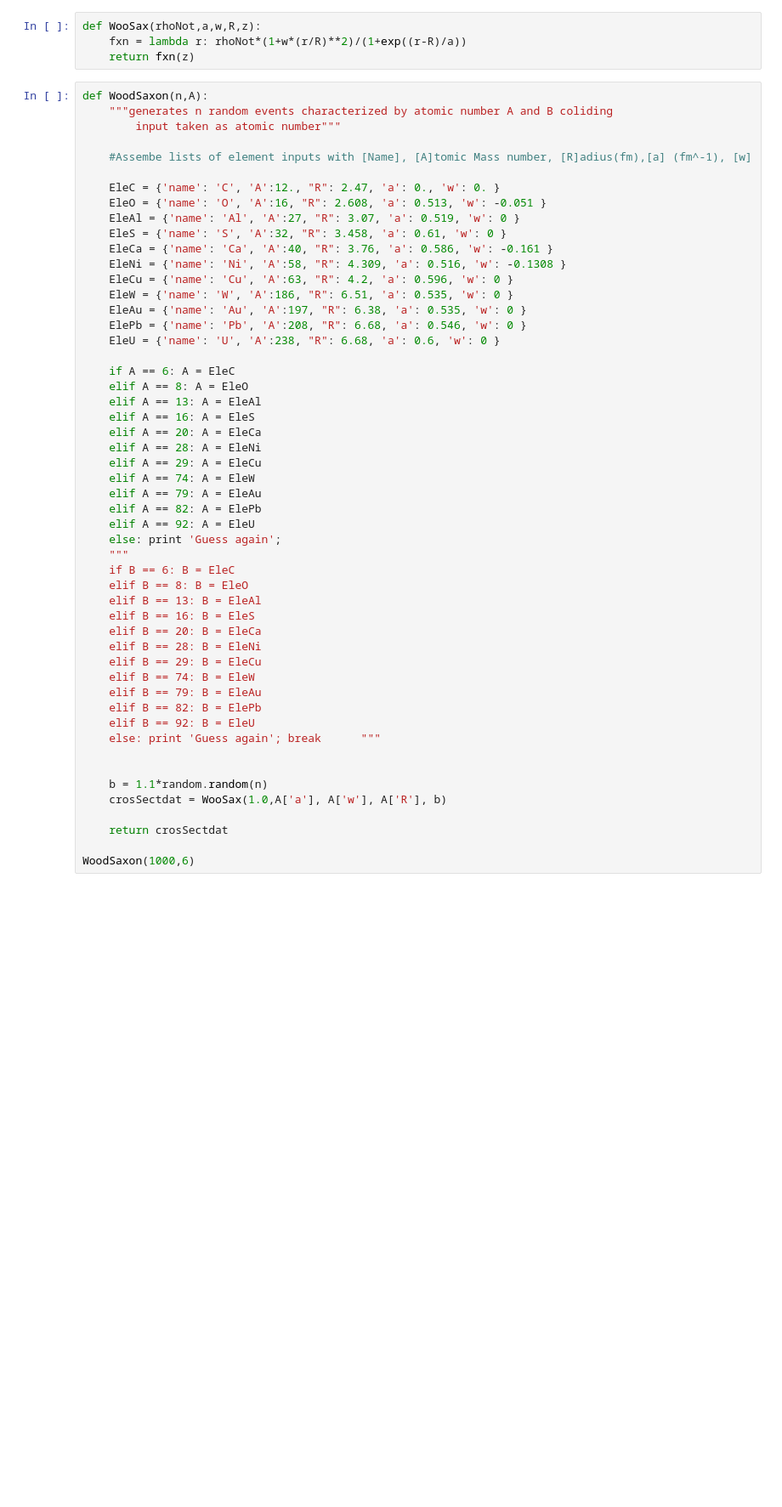
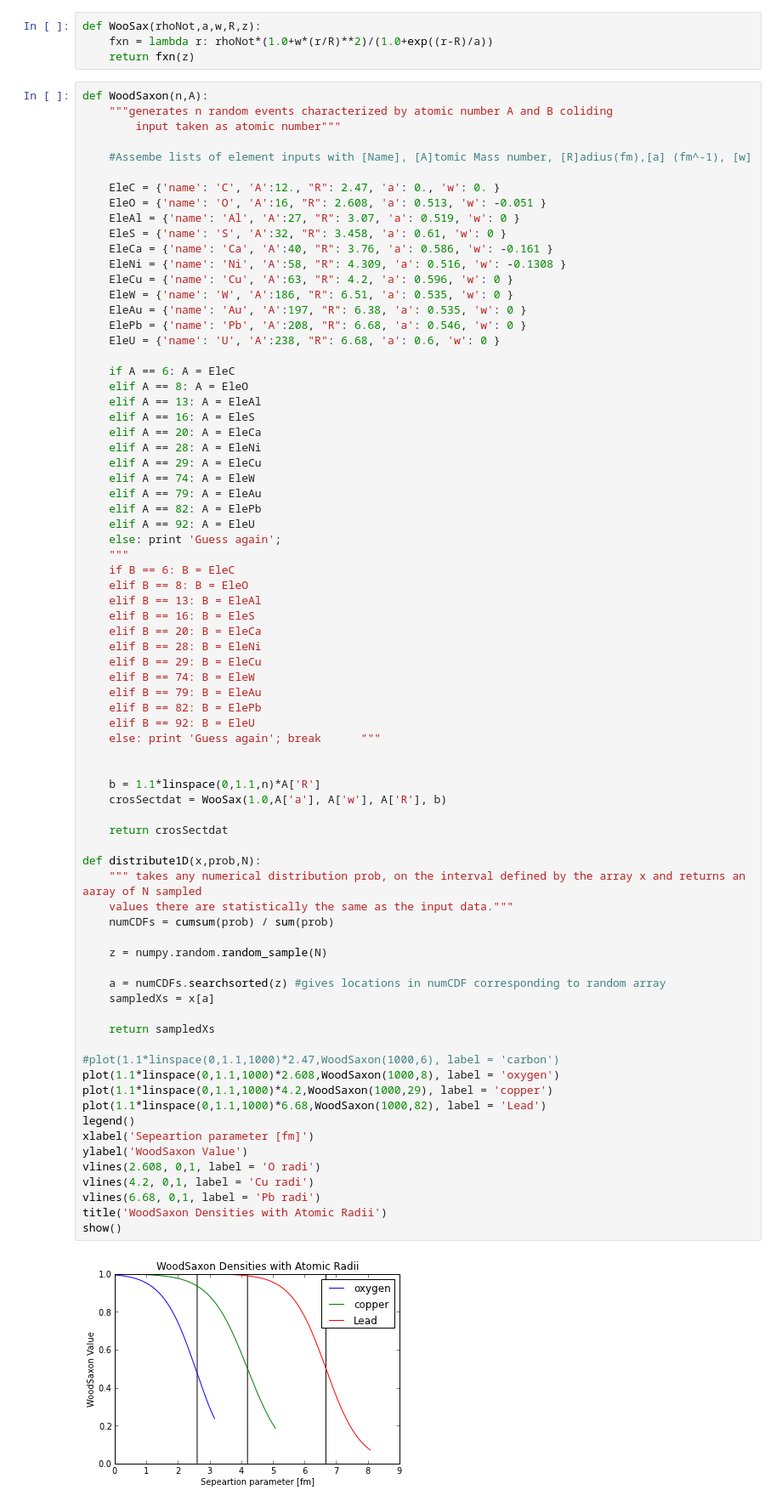
Before and after one commit to mattyuiop/PHYS202-S13, a Jupyter notebook: Project/MCG.ipynb, the cells around one changed output. Shown at 85% size. Saved outputs shown, nothing was run; the diff lists cells and outputs as text; blank space fills up the shorter version.

```diff
--- a/Project/MCG.ipynb
+++ b/Project/MCG.ipynb
@@ -75,7 +75,7 @@ show()
 [figure]
 # %%
 def WooSax(rhoNot,a,w,R,z):
-    fxn = lambda r: rhoNot*(1+w*(r/R)**2)/(1+exp((r-R)/a))
+    fxn = lambda r: rhoNot*(1.0+w*(r/R)**2)/(1.0+exp((r-R)/a))
     return fxn(z)
 # %%
 def WoodSaxon(n,A):
@@ -100,32 +100,57 @@ def WoodSaxon(n,A):
     elif A == 8: A = EleO
     elif A == 13: A = EleAl
     elif A == 16: A = EleS
     elif A == 20: A = EleCa
     elif A == 28: A = EleNi
     elif A == 29: A = EleCu
     elif A == 74: A = EleW
     elif A == 79: A = EleAu
     elif A == 82: A = ElePb
     elif A == 92: A = EleU
     else: print 'Guess again';
     """
     if B == 6: B = EleC
     elif B == 8: B = EleO
     elif B == 13: B = EleAl
     elif B == 16: B = EleS
     elif B == 20: B = EleCa
     elif B == 28: B = EleNi
     elif B == 29: B = EleCu
     elif B == 74: B = EleW
     elif B == 79: B = EleAu
     elif B == 82: B = ElePb
     elif B == 92: B = EleU
     else: print 'Guess again'; break      """
 
 
-    b = 1.1*random.random(n)
+    b = 1.1*linspace(0,1.1,n)*A['R']
     crosSectdat = WooSax(1.0,A['a'], A['w'], A['R'], b)
 
     return crosSectdat
 
-WoodSaxon(1000,6)
+def distribute1D(x,prob,N):
+    """ takes any numerical distribution prob, on the interval defined by the array x and returns an aaray of N sampled
+    values there are statistically the same as the input data."""
+    numCDFs = cumsum(prob) / sum(prob)
+
+    z = numpy.random.random_sample(N)
+
+    a = numCDFs.searchsorted(z) #gives locations in numCDF corresponding to random array
+    sampledXs = x[a]
+
+    return sampledXs
+
+#plot(1.1*linspace(0,1.1,1000)*2.47,WoodSaxon(1000,6), label = 'carbon')
+plot(1.1*linspace(0,1.1,1000)*2.608,WoodSaxon(1000,8), label = 'oxygen')
+plot(1.1*linspace(0,1.1,1000)*4.2,WoodSaxon(1000,29), label = 'copper')
+plot(1.1*linspace(0,1.1,1000)*6.68,WoodSaxon(1000,82), label = 'Lead')
+legend()
+xlabel('Sepeartion parameter [fm]')
+ylabel('WoodSaxon Value')
+vlines(2.608, 0,1, label = 'O radi')
+vlines(4.2, 0,1, label = 'Cu radi')
+vlines(6.68, 0,1, label = 'Pb radi')
+title('WoodSaxon Densities with Atomic Radii')
+show()
+# %% [output]
+[figure, added]
```
Also changed, not shown: parts of 5 cells of this notebook, 1 other file.
